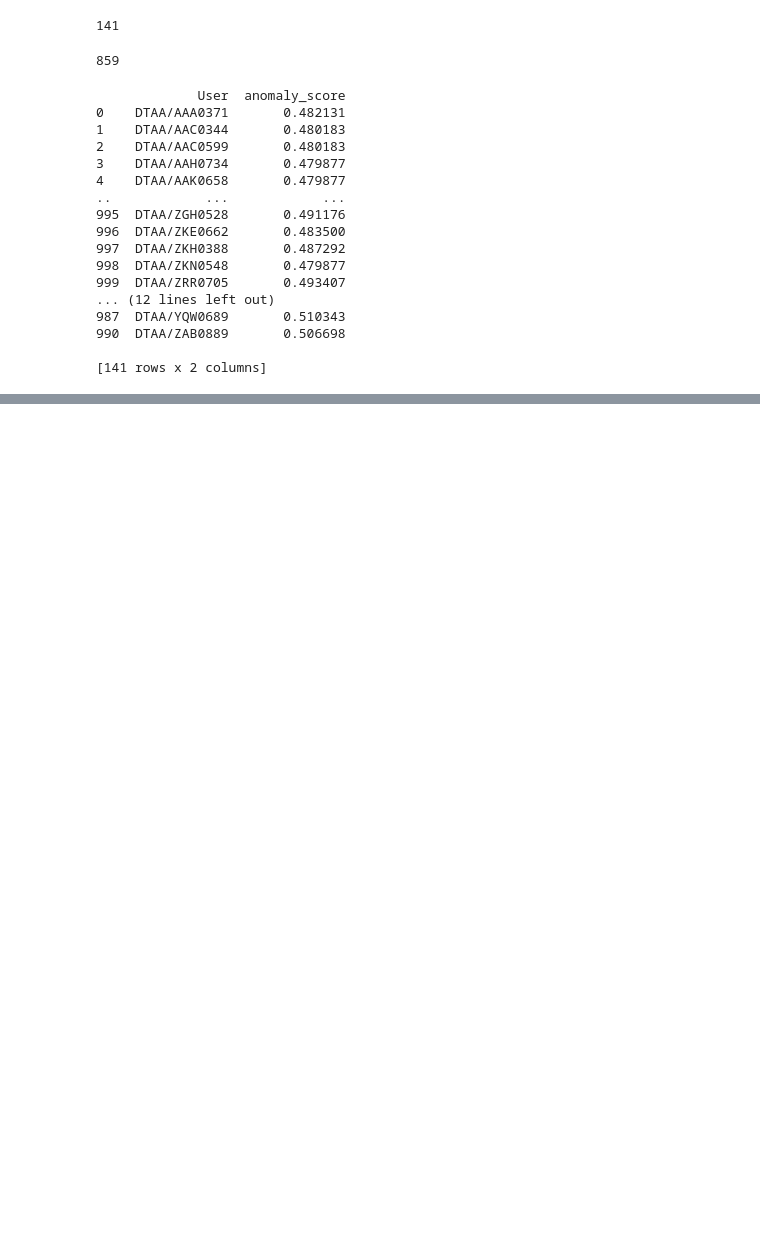
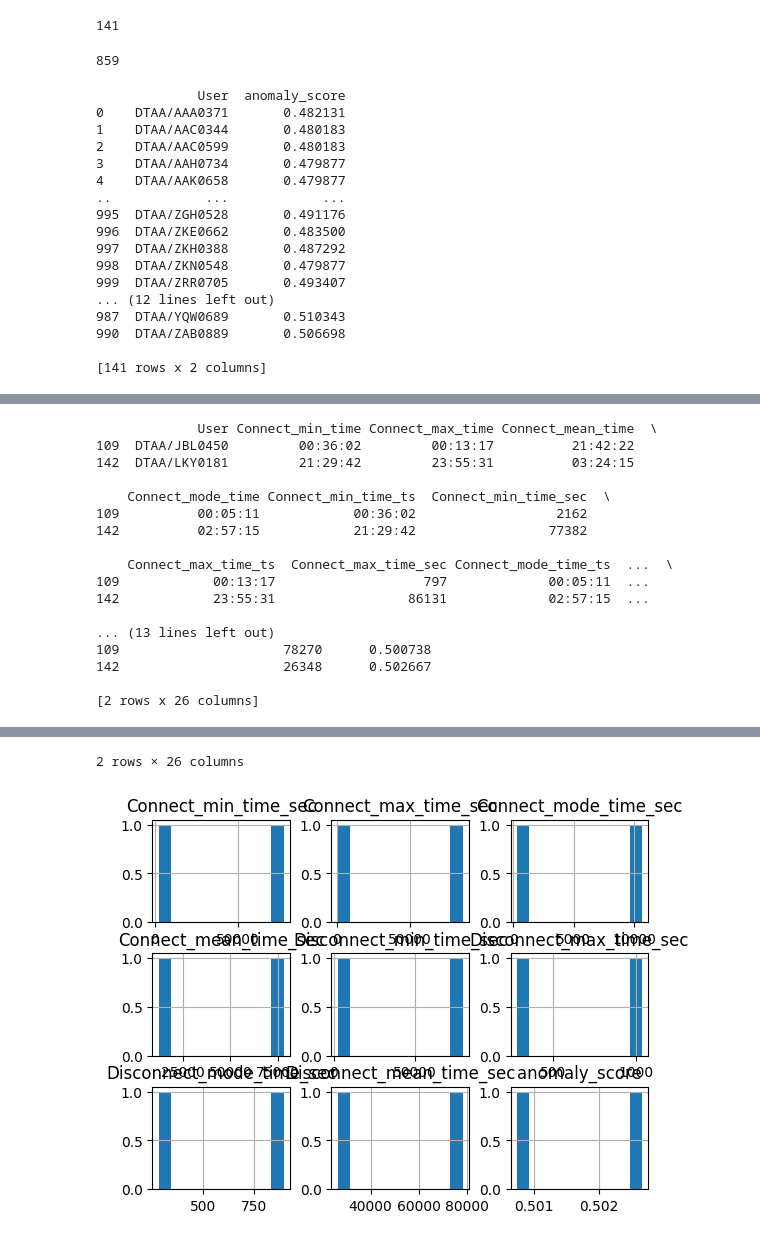
Before and after one commit to af223/17735-project, a Jupyter notebook: detection_v2.ipynb, the cells around one changed output, grey strips where cells are left out. Drawn from its saved outputs; the diff is of its cells as text; code cells hidden in the pictures; blank space fills up the shorter version.

Commit message:
Full analysis w non dp model

```diff
--- a/detection_v2.ipynb
+++ b/detection_v2.ipynb
@@ -338,0 +440,35 @@ print(outliers)
+# %%
+# Conversion of connection times to timestamps in seconds
+for col in ['Connect_min_time', 'Connect_max_time', 'Connect_mode_time', 'Connect_mean_time']:
+    # Convert the time strings to datetime.time objects
+    df_device_conn_stats[col + '_ts'] = pd.to_datetime(df_device_conn_stats[col], format='%H:%M:%S').dt.time
+    # Apply the dtt2timestamp function to convert to seconds
+    df_device_conn_stats[col + '_sec'] = df_device_conn_stats[col + '_ts'].apply(dtt2timestamp)
+
+# Conversion of disconnection times to timestamps in seconds
+for col in ['Disconnect_min_time', 'Disconnect_max_time', 'Disconnect_mode_time', 'Disconnect_mean_time']:
+    # Convert the time strings to datetime.time objects
+    df_device_disconn_stats[col + '_ts'] = pd.to_datetime(df_device_disconn_stats[col], format='%H:%M:%S').dt.time
+    # Apply the dtt2timestamp function to convert to seconds
+    df_device_disconn_stats[col + '_sec'] = df_device_disconn_stats[col + '_ts'].apply(dtt2timestamp)
+
+# Merge the connection and disconnection dataframes
+df_device_full = pd.merge(df_device_conn_stats, df_device_disconn_stats, on='User')
+
+# Select columns that end with '_sec' for analysis
+sec_columns = [col for col in df_device_full.columns if col.endswith('_sec')]
+device_full_array = df_device_full[sec_columns].values
+# %%
+
+train = device_full_array
+test = device_full_array
+
+# Example usage:
+iforest_custom = IsolationForestCustom(n_estimators=100, contamination=0.1, epsilon=0.1)
+iforest_custom.fit(train)
+
+# Use the trained model to predict anomaly scores for the test data
+df_device_full['anomaly_score'] = iforest_custom.predict(test)
+
+df_device_full_outliers = df_device_full[df_device_full['anomaly_score'] > 0.5]
+print(df_device_full_outliers)
@@ -338,0 +597,28 @@ print(outliers)
+# %%
+df_device_full_outliers.head()
+
+
+df_device_full_outliers.loc[df_device_full_outliers['anomaly_score'] > 0.5].hist()
+
+df_threat_users_device_file = df_device_full_outliers.loc[df_device_full_outliers['anomaly_score'] >= 0.5]
+print(df_threat_users_device_file)
+
+df_device_full[df_device_full.User.isin(df_threat_users_device_file.User)]
+# %% [output]
+             User Connect_min_time Connect_max_time Connect_mean_time  \
+109  DTAA/JBL0450         00:36:02         00:13:17          21:42:22
+142  DTAA/LKY0181         21:29:42         23:55:31          03:24:15
+
+    Connect_mode_time Connect_min_time_ts  Connect_min_time_sec  \
+109          00:05:11            00:36:02                  2162
+142          02:57:15            21:29:42                 77382
+
+    Connect_max_time_ts  Connect_max_time_sec Connect_mode_time_ts  ...  \
+109            00:13:17                   797             00:05:11  ...
+142            23:55:31                 86131             02:57:15  ...
+
+... (13 lines left out)
+109                     78270      0.500738
+142                     26348      0.502667
+
+[2 rows x 26 columns]
@@ -338,0 +628,2 @@ print(outliers)
+2 rows × 26 columns
+[figure, added]
```
Also changed, not shown: parts of 11 cells of this notebook, 1 other file.
